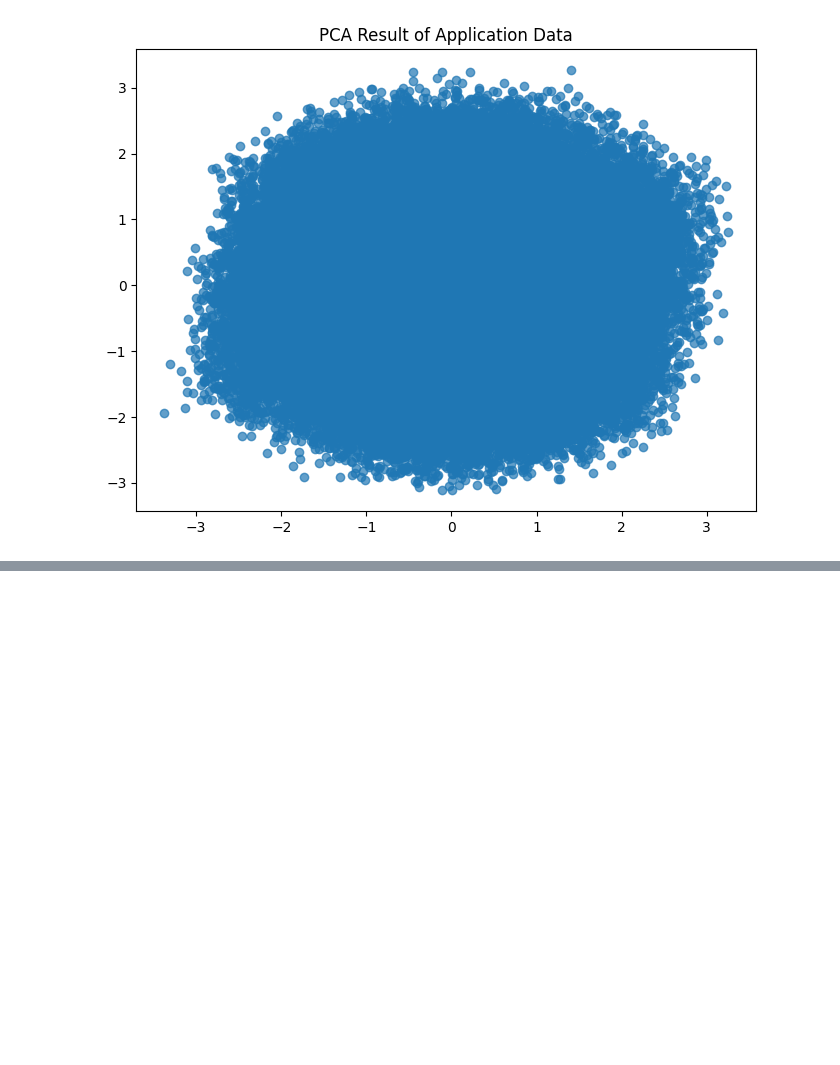
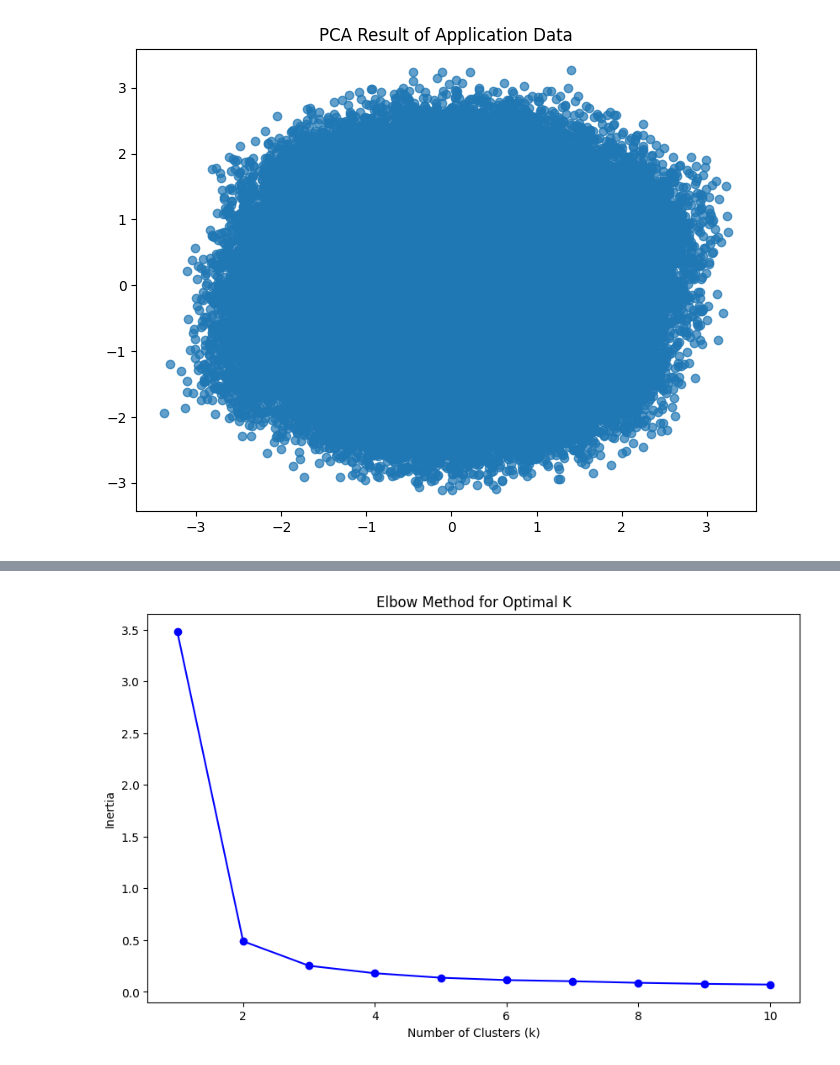
Before and after one commit to NaimaT15/TellCo-Telecom-Analysis, a Jupyter notebook: notebooks/tellco_telecom_anlysis.ipynb, the cells around one changed output, grey strips where cells are left out. Cells and saved outputs as stored; diff of their text form; code cells hidden in the pictures; blank space fills up the shorter version.

```diff
--- a/notebooks/db_connection.ipynb
+++ b/notebooks/tellco_telecom_anlysis.ipynb
@@ -452,0 +546,21 @@ Explained Variance by Component: [0.16842272 0.1673859 ]
+# %%
+# Call the function to aggregate metrics per customer
+from db_connection import aggregate_metrics_per_customer
+
+
+customer_metrics = aggregate_metrics_per_customer(cleaned_data)
+
+# Get the top 10 customers per engagement metric
+top_10_session_frequency = customer_metrics.nlargest(10, 'session_frequency')
+top_10_session_duration = customer_metrics.nlargest(10, 'total_session_duration')
+top_10_total_traffic = customer_metrics.nlargest(10, 'total_traffic')
+
+# Display top 10 customers per engagement metric
+print("Top 10 Customers by Session Frequency:")
+print(top_10_session_frequency)
+
+print("\nTop 10 Customers by Session Duration:")
+print(top_10_session_duration)
+
+print("\nTop 10 Customers by Total Traffic:")
+print(top_10_total_traffic)
@@ -452,0 +712,7 @@ Explained Variance by Component: [0.16842272 0.1673859 ]
+# %%
+from db_connection import elbow_method
+
+
+elbow_method(customer_metrics)
+# %% [output]
+[figure, added]
```
Also changed, not shown: parts of 10 cells of this notebook, 2 other files.
